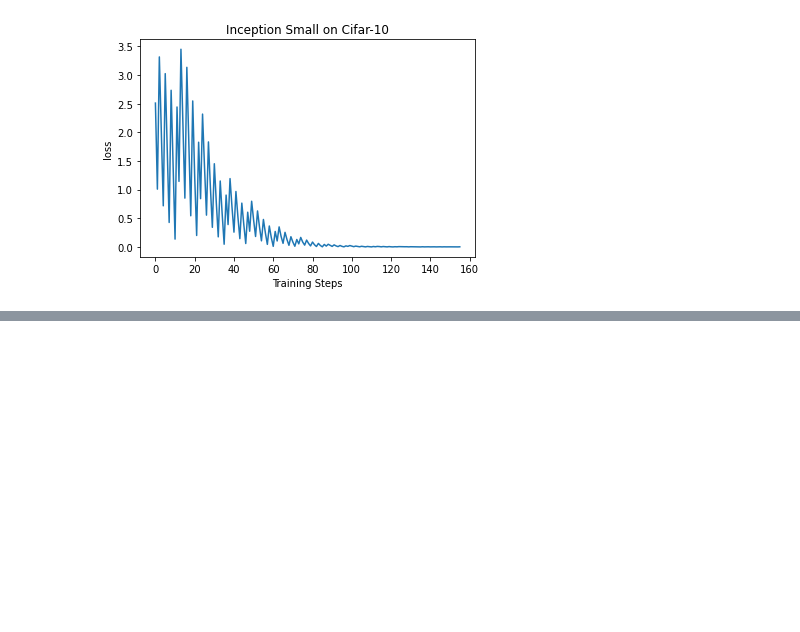
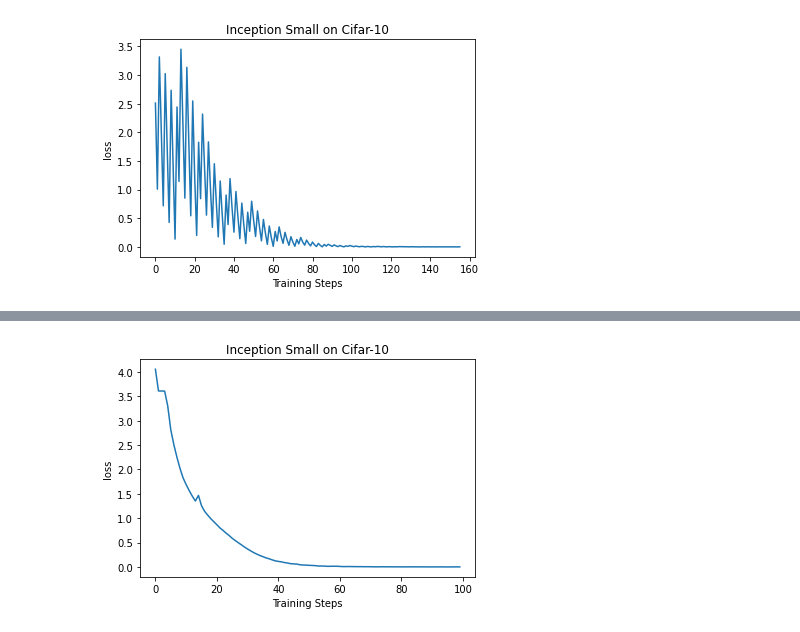
Before and after one commit to mdv3101/Rethinking_Generalization, a Jupyter notebook: Effect_of_labels_CIFAR10_InceptionSmall.ipynb, the cells around one changed output, grey strips where cells are left out. Saved outputs shown, nothing was run; the diff lists cells and outputs as text; code cells hidden in the pictures; blank space fills up the shorter version.

Commit message:
Add results for 3 label effects experiments

```diff
--- a/Effect_of_labels_CIFAR10_InceptionSmall.ipynb
+++ b/Effect_of_labels_CIFAR10_InceptionSmall.ipynb
@@ -175,8 +175,8 @@ def fit(epoch, model, trainloader, testloader, optimizer,scheduler,name='model',
         data = torch.from_numpy(data_perm)
       if gaussian_noise:
         batch = inputs.shape[0]
-        w = data.shape[-1]
-        h = data.shape[-2]
+        w = inputs.shape[-1]
+        h = inputs.shape[-2]
         data = get_gaussian_image(batch, w, h)
       optimizer.zero_grad()
       outputs = model(inputs)
@@ -275,6 +332,8 @@ trained_model,history_t1,history_v1, history_loss_gaussian_noise = fit(100, net,
 # %%
-plt.plot(list(history_loss_gaussian_noise), label='random pixels')
+plt.plot(list(history_loss_gaussian_noise), label='Gaussian Noise')
 plt.xlabel('Training Steps')
 plt.ylabel('loss')
 plt.title('Inception Small on Cifar-10')
 plt.show()
+# %% [output]
+[figure, added]
```
Also changed, not shown: parts of 6 cells of this notebook, 3 other files.
